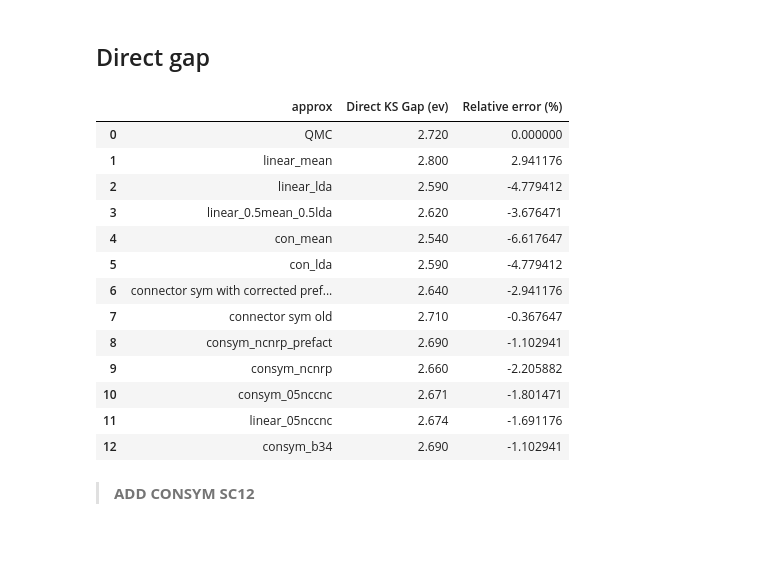
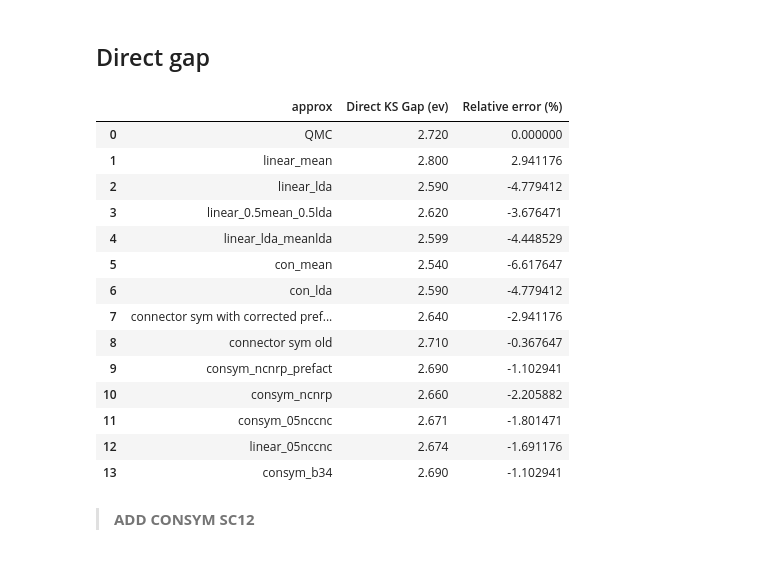
Before and after one commit to aouinaayoub/connector, a Jupyter notebook: fxc_connector.ipynb, the cells around one changed output. Cells and saved outputs as stored; diff of their text form; code cells hidden in the pictures.

```diff
--- a/fxc_connector.ipynb
+++ b/fxc_connector.ipynb
@@ -275,29 +286,30 @@ plt.legend()
 ## Direct gap
 # %%
 si_direct_gaps_data = pd.DataFrame()
-si_direct_gaps_data["approx"] = ["QMC", "linear_mean", "linear_lda","linear_0.5mean_0.5lda",
+si_direct_gaps_data["approx"] = ["QMC", "linear_mean", "linear_lda","linear_0.5mean_0.5lda","linear_lda_meanlda",
                                  "con_mean", "con_lda","connector sym with corrected prefactor",
                                  "connector sym old","consym_ncnrp_prefact","consym_ncnrp","consym_05nccnc","linear_05nccnc", "consym_b34"]
-si_direct_gaps_data[" Direct KS Gap (ev)"]= [2.72,2.80,2.59,2.62, 2.54,2.59,2.64,2.71,2.69,2.66,2.671,2.674, 2.690]
+si_direct_gaps_data[" Direct KS Gap (ev)"]= [2.72,2.80,2.59,2.62, 2.599,2.54,2.59 ,2.64,2.71,2.69,2.66,2.671,2.674, 2.690]
 
 si_direct_gaps_data["Relative error (%)"] = 100*(si_direct_gaps_data[" Direct KS Gap (ev)"]-2.72)/2.72
 
 si_direct_gaps_data
 # %% [output]
 |  | approx | Direct KS Gap (ev) | Relative error (%) |
 | 0 | QMC | 2.720 | 0.000000 |
 | 1 | linear_mean | 2.800 | 2.941176 |
 | 2 | linear_lda | 2.590 | -4.779412 |
 | 3 | linear_0.5mean_0.5lda | 2.620 | -3.676471 |
-| 4 | con_mean | 2.540 | -6.617647 |
-| 5 | con_lda | 2.590 | -4.779412 |
-| 6 | connector sym with corrected pref... | 2.640 | -2.941176 |
-| 7 | connector sym old | 2.710 | -0.367647 |
-| 8 | consym_ncnrp_prefact | 2.690 | -1.102941 |
-| 9 | consym_ncnrp | 2.660 | -2.205882 |
-| 10 | consym_05nccnc | 2.671 | -1.801471 |
-| 11 | linear_05nccnc | 2.674 | -1.691176 |
-| 12 | consym_b34 | 2.690 | -1.102941 |
+| 4 | linear_lda_meanlda | 2.599 | -4.448529 |
+| 5 | con_mean | 2.540 | -6.617647 |
+| 6 | con_lda | 2.590 | -4.779412 |
+| 7 | connector sym with corrected pref... | 2.640 | -2.941176 |
+| 8 | connector sym old | 2.710 | -0.367647 |
+| 9 | consym_ncnrp_prefact | 2.690 | -1.102941 |
+| 10 | consym_ncnrp | 2.660 | -2.205882 |
+| 11 | consym_05nccnc | 2.671 | -1.801471 |
+| 12 | linear_05nccnc | 2.674 | -1.691176 |
+| 13 | consym_b34 | 2.690 | -1.102941 |
 # %% [markdown]
 > **ADD CONSYM SC12**
 # %% [markdown]
```
Also changed, not shown: parts of 7 cells of this notebook.
